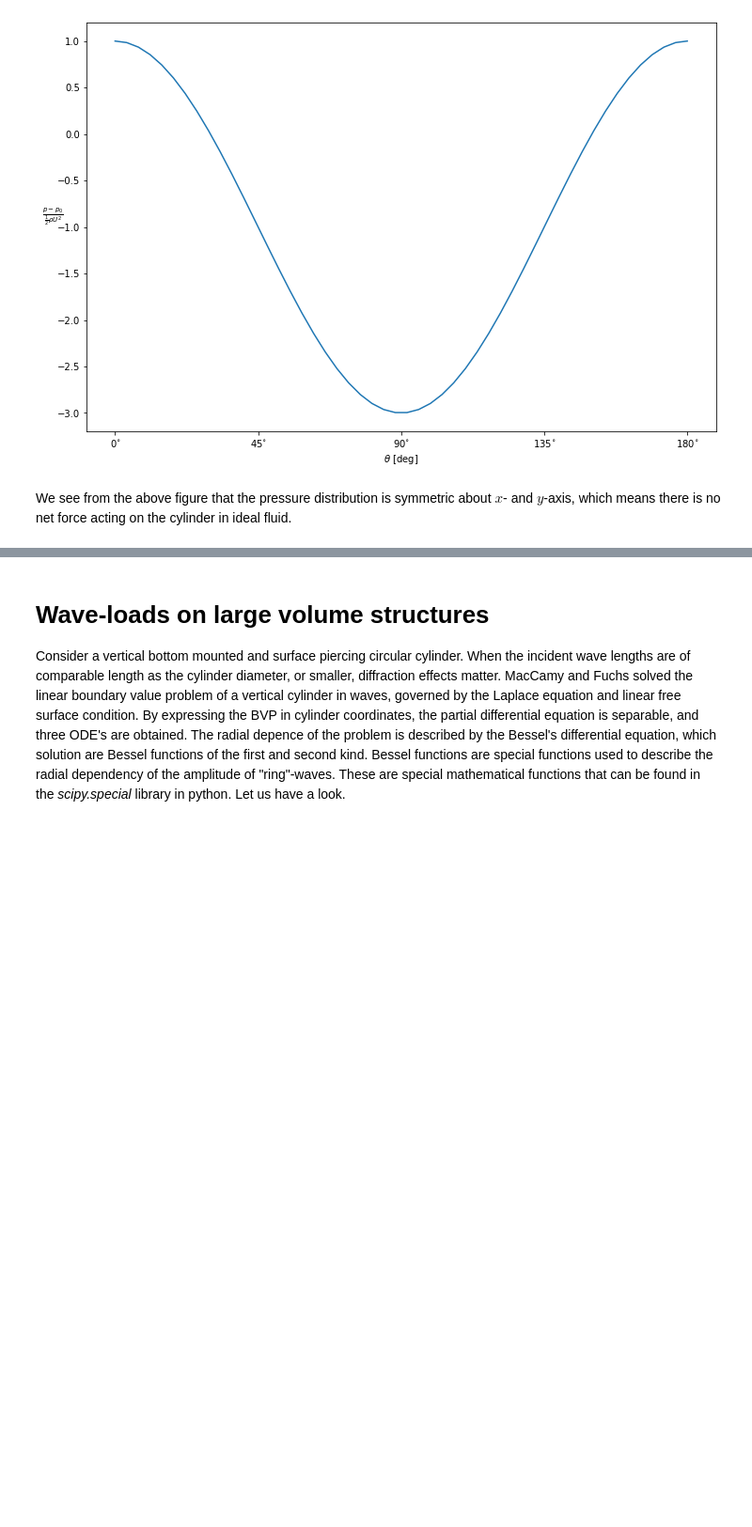
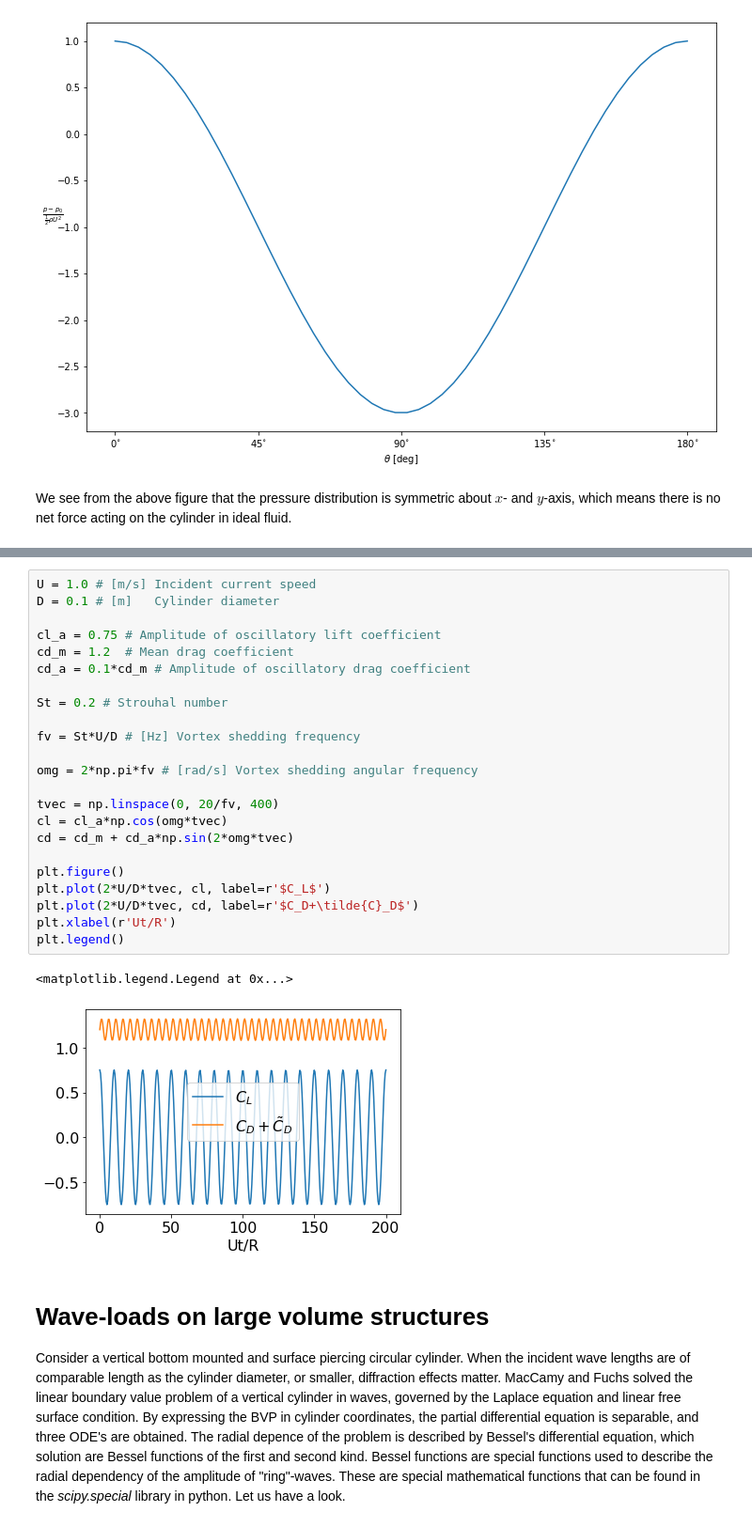
Before and after one commit to hydrodavid/tmr4247, a Jupyter notebook: Lecture_5.ipynb, the cells around one changed output, grey strips where cells are left out. Shown at 94% size. Saved outputs shown, nothing was run; the diff lists cells and outputs as text; blank space fills up the shorter version.

```diff
--- a/Lecture_5.ipynb
+++ b/Lecture_5.ipynb
@@ -38,5 +41,31 @@ We see from the above figure that the pressure distribution is symmetric about $
+# %%
+U = 1.0 # [m/s] Incident current speed
+D = 0.1 # [m]   Cylinder diameter
+
+cl_a = 0.75 # Amplitude of oscillatory lift coefficient
+cd_m = 1.2  # Mean drag coefficient
+cd_a = 0.1*cd_m # Amplitude of oscillatory drag coefficient
+
+St = 0.2 # Strouhal number
+
+fv = St*U/D # [Hz] Vortex shedding frequency
+
+omg = 2*np.pi*fv # [rad/s] Vortex shedding angular frequency
+
+tvec = np.linspace(0, 20/fv, 400)
+cl = cl_a*np.cos(omg*tvec)
+cd = cd_m + cd_a*np.sin(2*omg*tvec)
+
+plt.figure()
+plt.plot(2*U/D*tvec, cl, label=r'$C_L$')
+plt.plot(2*U/D*tvec, cd, label=r'$C_D+\tilde{C}_D$')
+plt.xlabel(r'Ut/R')
+plt.legend()
+# %% [output]
+<matplotlib.legend.Legend at 0x...>
+[figure, added]
 # %% [markdown]
 # Wave-loads on large volume structures
 Consider a vertical bottom mounted and surface piercing circular cylinder. When the incident wave lengths are of comparable length as the cylinder diameter, or smaller, diffraction effects matter. MacCamy and Fuchs solved the linear boundary value problem of a vertical cylinder in waves, governed by the Laplace equation and linear free surface condition.
-By expressing the BVP in cylinder coordinates, the partial differential equation is separable, and three ODE's are obtained. The radial depence of the problem is described by the Bessel's differential equation, which solution are Bessel functions of the first and second kind. Bessel functions are special functions used to describe the radial dependency of the amplitude of "ring"-waves. These are special mathematical functions that can be found in the *scipy.special* library in python. Let us have a look.
+By expressing the BVP in cylinder coordinates, the partial differential equation is separable, and three ODE's are obtained. The radial depence of the problem is described by Bessel's differential equation, which solution are Bessel functions of the first and second kind. Bessel functions are special functions used to describe the radial dependency of the amplitude of "ring"-waves. These are special mathematical functions that can be found in the *scipy.special* library in python. Let us have a look.
 # %%
```
Also changed, not shown: parts of 12 cells of this notebook.
